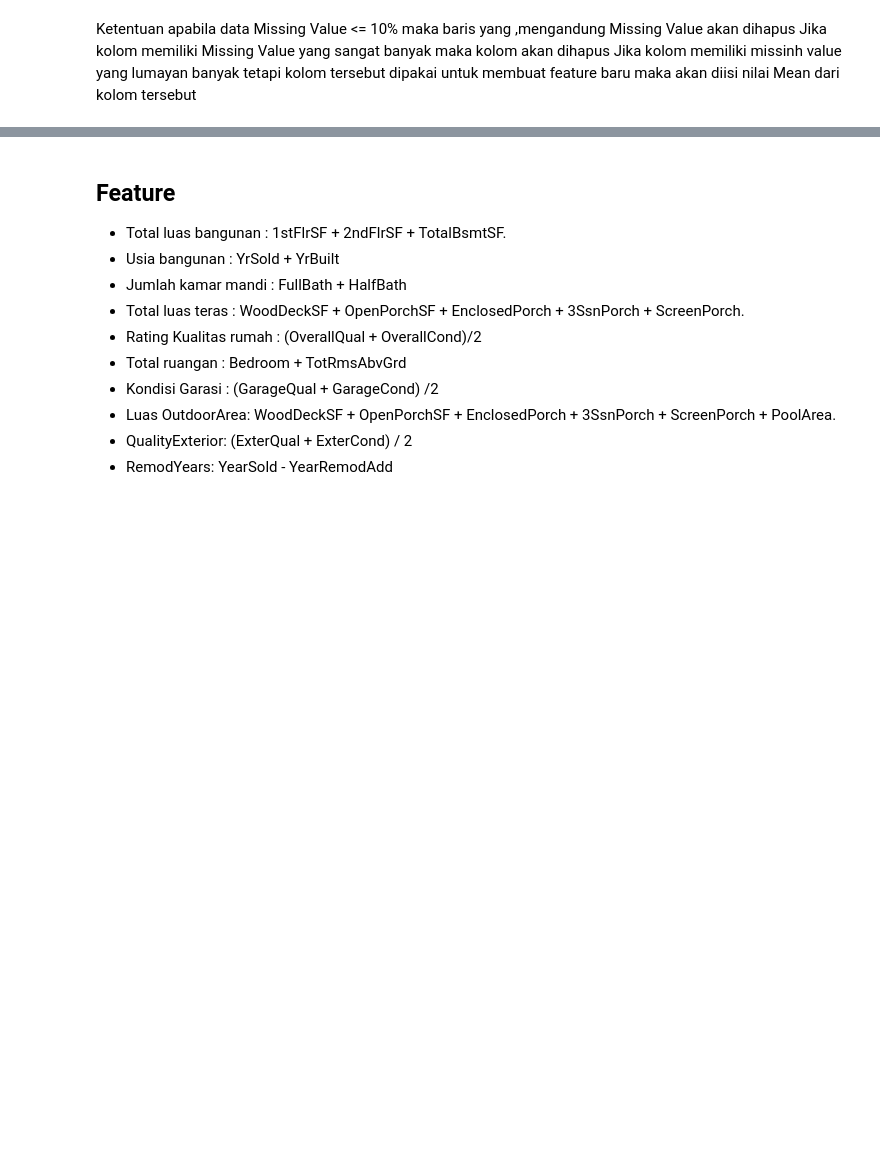
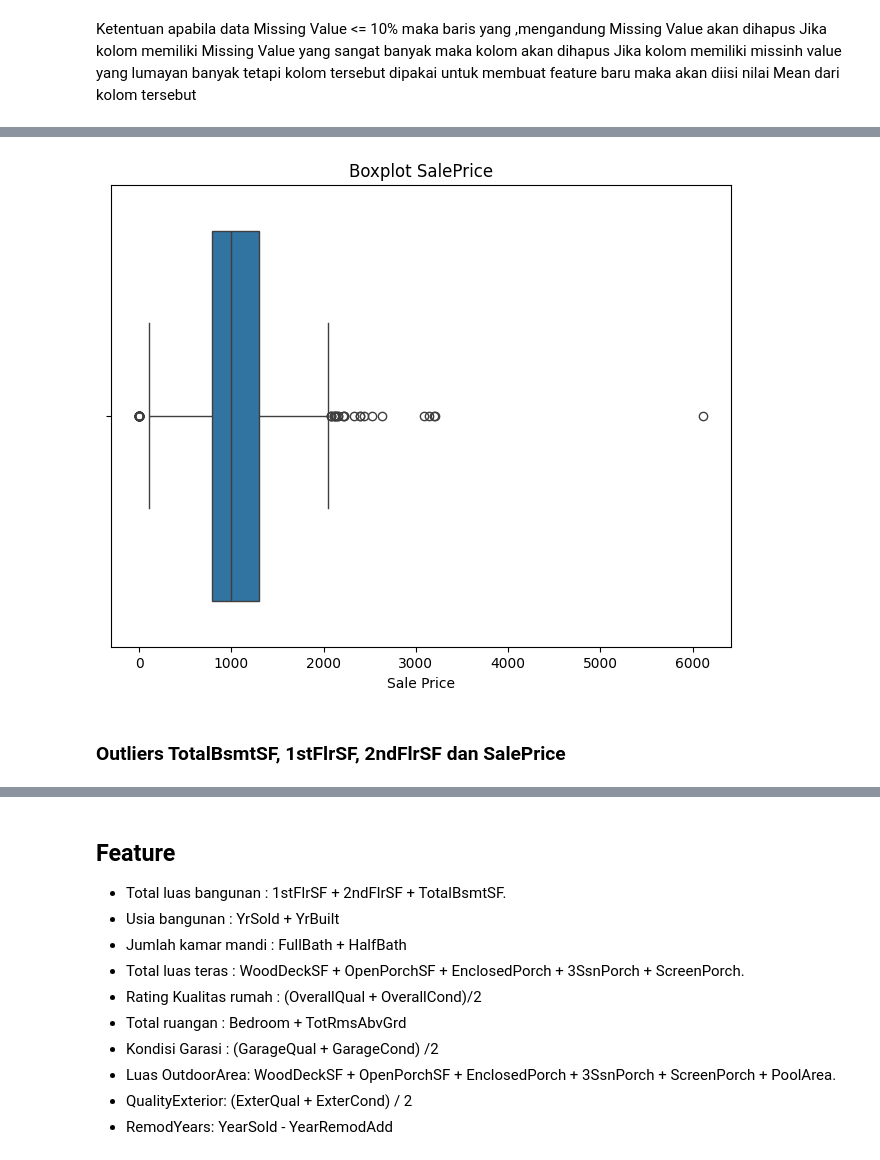
Before and after one commit to siddiqial/StartupCampus, a Jupyter notebook: SC62110_Siddiqi_Albiruny_Data_Preprocessing_(Sales_Marketing).ipynb, the cells around one changed output, grey strips where cells are left out. Saved outputs shown, nothing was run; the diff lists cells and outputs as text; code cells hidden in the pictures; blank space fills up the shorter version.

```diff
--- a/SC62110_Siddiqi_Albiruny_Data_Preprocessing_(Sales_Marketing).ipynb
+++ b/SC62110_Siddiqi_Albiruny_Data_Preprocessing_(Sales_Marketing).ipynb
@@ -237,3 +283,0 @@ stats.mode(data['BsmtExposure'])
-# %%
-mode_BsmtExposure = data['BsmtExposure'].mode()[0]
-data['BsmtExposure'] = data['BsmtExposure'].fillna(mode_BsmtExposure)
@@ -244,3 +283,0 @@ stats.mode(data['BsmtFinType1'])
-# %%
-mode_BsmtFinType1 = data['BsmtFinType1'].mode()[0]
-data['BsmtFinType1'] = data['BsmtFinType1'].fillna(mode_BsmtFinType1)
@@ -249,3 +283,0 @@ stats.mode(data['BsmtFinType2'])
-# %%
-mode_BsmtFinType2 = data['BsmtFinType2'].mode()[0]
-data['BsmtFinType2'] = data['BsmtFinType2'].fillna(mode_BsmtFinType2)
@@ -258,0 +293,11 @@ data['Electrical'] = data['Electrical'].fillna(mode_Electrical)
+# %%
+# Membuat boxplot untuk kolom "GarageQual"
+plt.figure(figsize=(8, 6))
+sns.boxplot(x=data["TotalBsmtSF"])
+plt.title("Boxplot SalePrice")
+plt.xlabel("Sale Price")
+plt.show()
+# %% [output]
+[figure, added]
+# %% [markdown]
+### Outliers TotalBsmtSF, 1stFlrSF, 2ndFlrSF dan SalePrice
```
Also changed, not shown: parts of 77 cells of this notebook.
